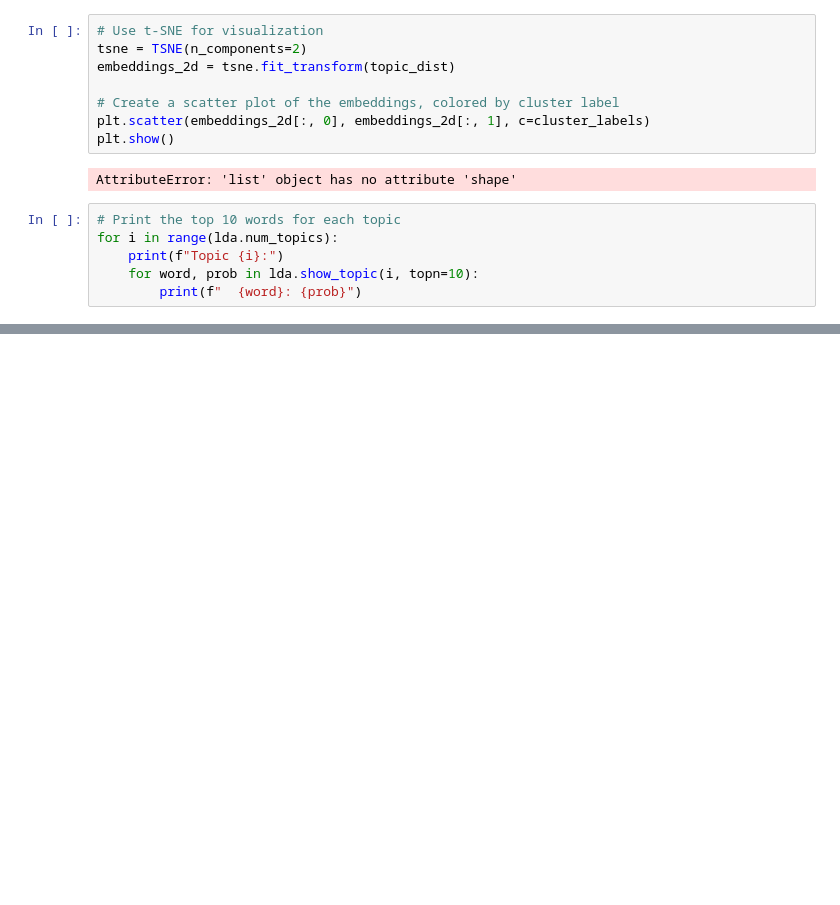
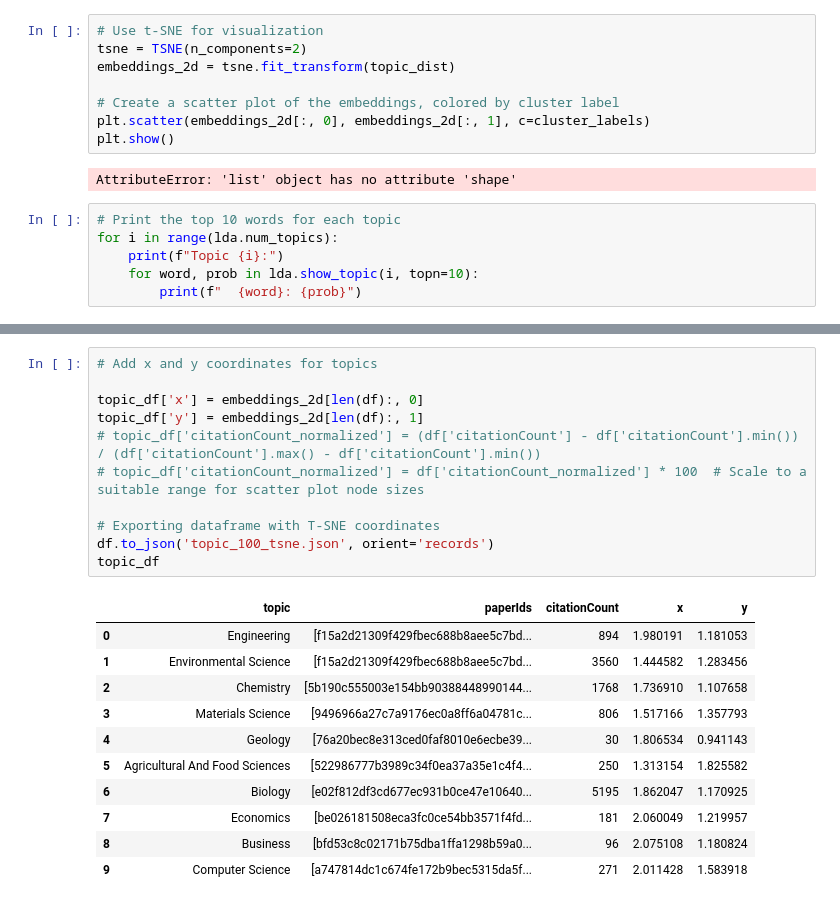
Before and after one commit to KevinH48264/autoscious-carbon-capture, a Jupyter notebook: knowledge_base/generate_viz.ipynb, the cells around one changed output, grey strips where cells are left out. Drawn from its saved outputs; the diff is of its cells as text; blank space fills up the shorter version.

Commit message:
topic creation

```diff
--- a/knowledge_base/generate_viz.ipynb
+++ b/knowledge_base/generate_viz.ipynb
@@ -342,0 +558,23 @@ for i in range(lda.num_topics):
+# %%
+# Add x and y coordinates for topics
+
+topic_df['x'] = embeddings_2d[len(df):, 0]
+topic_df['y'] = embeddings_2d[len(df):, 1]
+# topic_df['citationCount_normalized'] = (df['citationCount'] - df['citationCount'].min()) / (df['citationCount'].max() - df['citationCount'].min())
+# topic_df['citationCount_normalized'] = df['citationCount_normalized'] * 100  # Scale to a suitable range for scatter plot node sizes
+
+# Exporting dataframe with T-SNE coordinates
+df.to_json('topic_100_tsne.json', orient='records')
+topic_df
+# %% [output]
+|  | topic | paperIds | citationCount | x | y |
+| 0 | Engineering | [f15a2d21309f429fbec688b8aee5c7bd... | 894 | 1.980191 | 1.181053 |
+| 1 | Environmental Science | [f15a2d21309f429fbec688b8aee5c7bd... | 3560 | 1.444582 | 1.283456 |
+| 2 | Chemistry | [5b190c555003e154bb90388448990144... | 1768 | 1.736910 | 1.107658 |
+| 3 | Materials Science | [9496966a27c7a9176ec0a8ff6a04781c... | 806 | 1.517166 | 1.357793 |
+| 4 | Geology | [76a20bec8e313ced0faf8010e6ecbe39... | 30 | 1.806534 | 0.941143 |
+| 5 | Agricultural And Food Sciences | [522986777b3989c34f0ea37a35e1c4f4... | 250 | 1.313154 | 1.825582 |
+| 6 | Biology | [e02f812df3cd677ec931b0ce47e10640... | 5195 | 1.862047 | 1.170925 |
+| 7 | Economics | [be026181508eca3fc0ce54bb3571f4fd... | 181 | 2.060049 | 1.219957 |
+| 8 | Business | [bfd53c8c02171b75dba1ffa1298b59a0... | 96 | 2.075108 | 1.180824 |
+| 9 | Computer Science | [a747814dc1c674fe172b9bec5315da5f... | 271 | 2.011428 | 1.583918 |
```
Also changed, not shown: parts of 18 cells of this notebook, 7 other files.
